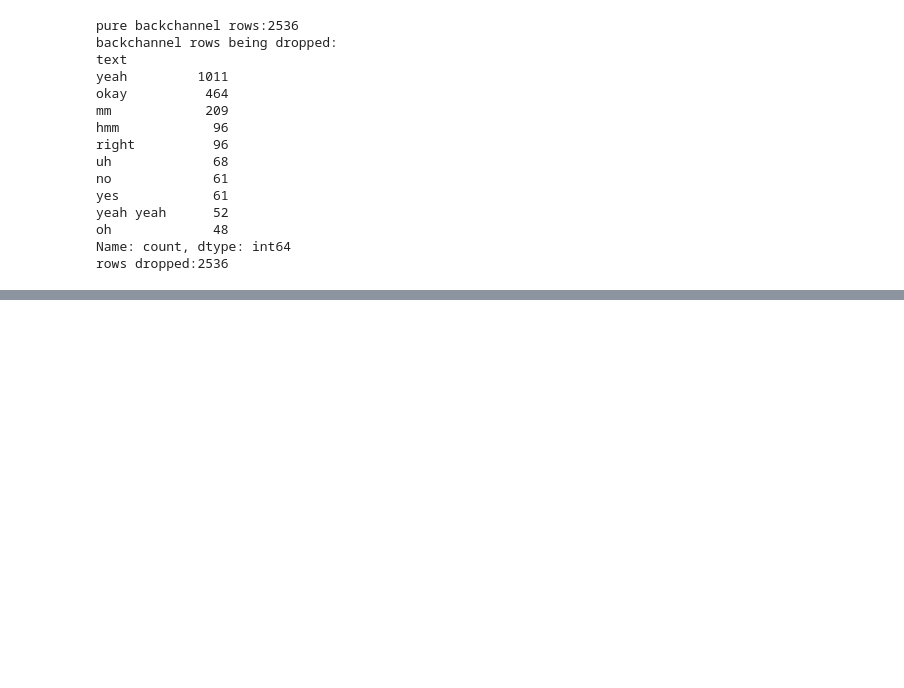
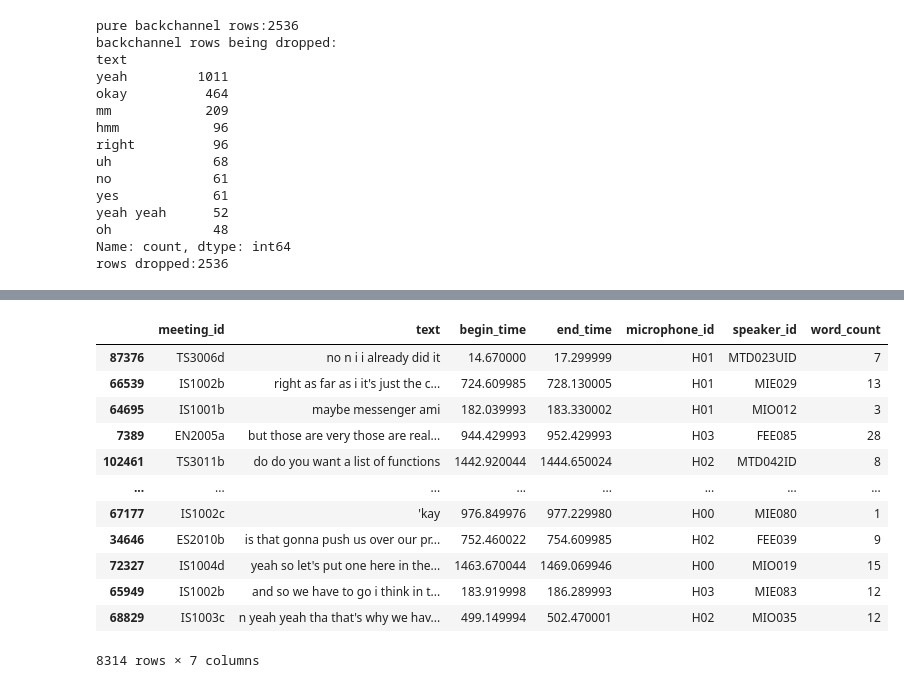
Before and after one commit to SnehaChauhan1174/meeting-summarizer, a Jupyter notebook: data_preprocessing.ipynb, the cells around one changed output, grey strips where cells are left out. Drawn from its saved outputs; the diff is of its cells as text; code cells hidden in the pictures; blank space fills up the shorter version.

```diff
--- a/data_preprocessing.ipynb
+++ b/data_preprocessing.ipynb
@@ -306,11 +306,20 @@ train_sample3.head(10)
 # %%
-# removing filler words using regex
-fillers = r'\b(um|uh|er|ahh|hmm|mm|hm|uhh|umm|eh|mhm|huh|ohh)\b'
+# removing filler words from text
+import re
+fillers = r'\b(um|uh|er|ah|hmm|mm|hm|uhh|umm|eh|mhm|huh|oh)\b'
 
-has_fillers = train_sample3['text'].str.contains(fillers,flags=re.IGNORECASE, regex=True)
-print(f"rows containg fillers:{has_fillers.sum()}")
-print("rows with fillers:")
+has_fillers = train_sample3['text'].str.contains(fillers, flags=re.IGNORECASE, regex=True)
+print(f"Rows containing fillers : {has_fillers.sum()}")
+print(f"\nSample rows WITH fillers (before):")
 print(train_sample3[has_fillers]['text'].head(5).tolist())
 
-# apply removal
+# apply the removal
 train_sample4 = train_sample3.copy()
+train_sample4['text']=train_sample4['text'].str.replace(fillers,'',regex=True,case=False)
+
+
+# Fix extra spaces
+train_sample4['text'] = train_sample4['text'].str.replace(r'\s+', ' ', regex=True).str.strip()
+
+print(f"\nSame rows AFTER filler removal:")
+print(train_sample4[has_fillers]['text'].head(5).tolist())
@@ -316,0 +347,8 @@ train_sample4 = train_sample3.copy()
+# %%
+MIN_WORDS = 3
+
+# Word count after all cleaning
+train_sample4['word_count'] = train_sample4['text'].str.split().str.len()
+
+print(f"\nWord count distribution:")
+print(train_sample4['word_count'].value_counts().sort_index().head(10))
@@ -316,0 +369,16 @@ train_sample4 = train_sample3.copy()
+# %%
+train_sample4
+# %% [output]
+|  | meeting_id | text | begin_time | end_time | microphone_id | speaker_id | word_count |
+| 87376 | TS3006d | no n i i already did it | 14.670000 | 17.299999 | H01 | MTD023UID | 7 |
+| 66539 | IS1002b | right as far as i it's just the c... | 724.609985 | 728.130005 | H01 | MIE029 | 13 |
+| 64695 | IS1001b | maybe messenger ami | 182.039993 | 183.330002 | H01 | MIO012 | 3 |
+| 7389 | EN2005a | but those are very those are real... | 944.429993 | 952.429993 | H03 | FEE085 | 28 |
+| 102461 | TS3011b | do do you want a list of functions | 1442.920044 | 1444.650024 | H02 | MTD042ID | 8 |
+| ... | ... | ... | ... | ... | ... | ... | ... |
+| 67177 | IS1002c | 'kay | 976.849976 | 977.229980 | H00 | MIE080 | 1 |
+| 34646 | ES2010b | is that gonna push us over our pr... | 752.460022 | 754.609985 | H02 | FEE039 | 9 |
+| 72327 | IS1004d | yeah so let's put one here in the... | 1463.670044 | 1469.069946 | H00 | MIO019 | 15 |
+| 65949 | IS1002b | and so we have to go i think in t... | 183.919998 | 186.289993 | H03 | MIE083 | 12 |
+| 68829 | IS1003c | n yeah yeah tha that's why we hav... | 499.149994 | 502.470001 | H02 | MIO035 | 12 |
+8314 rows × 7 columns
```
Also changed, not shown: parts of 10 cells of this notebook.
